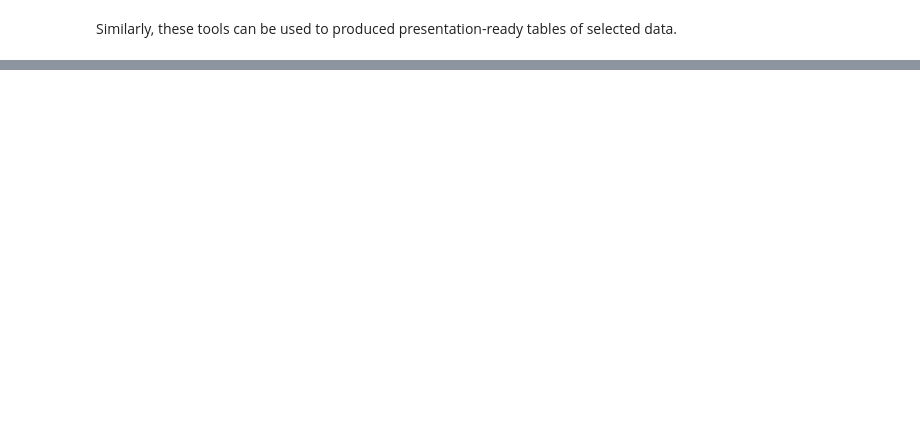
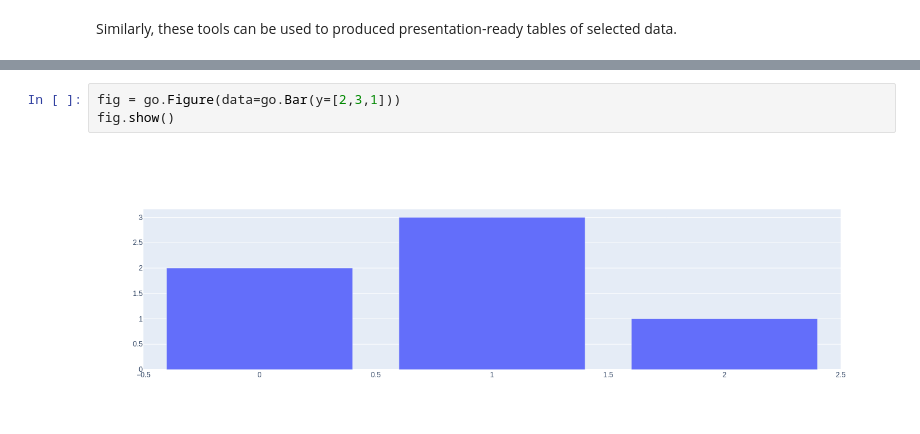
Before and after one commit to pihltd/Bento, a Jupyter notebook: ICDC_Analysis.ipynb, the cells around one changed output, grey strips where cells are left out. Drawn from its saved outputs; the diff is of its cells as text; blank space fills up the shorter version.

```diff
--- a/ICDC_Analysis.ipynb
+++ b/ICDC_Analysis.ipynb
@@ -242,0 +245,5 @@ niceTable2()
+# %%
+fig = go.Figure(data=go.Bar(y=[2,3,1]))
+fig.show()
+# %% [output]
+[figure, added]
```
Also changed, not shown: parts of 9 cells of this notebook.
